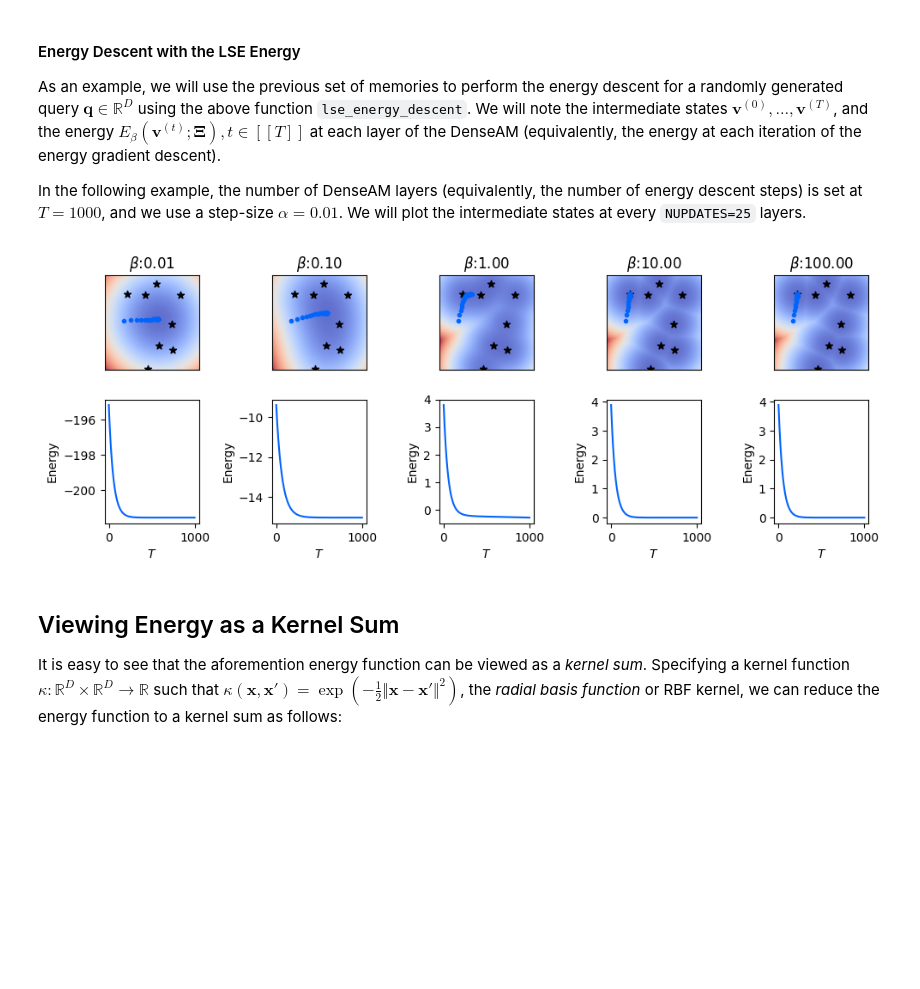
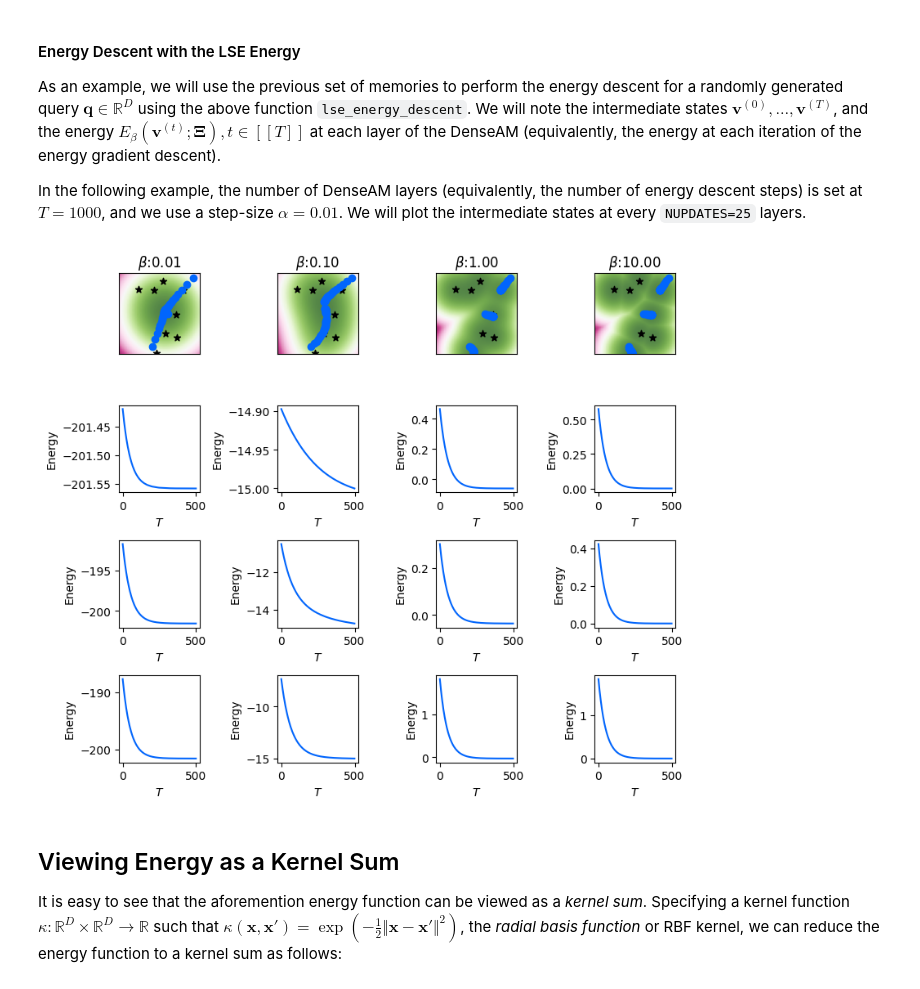
Before and after one commit to bhoov/amtutorial, a Jupyter notebook: nbs/tutorial/03_distributed_memory.ipynb, the cells around one changed output. Cells and saved outputs as stored; diff of their text form; code cells hidden in the pictures; blank space fills up the shorter version.

```diff
--- a/nbs/tutorial/03_distributed_memory.ipynb
+++ b/nbs/tutorial/03_distributed_memory.ipynb
@@ -33,6 +33,7 @@ WARNING:2025-07-10 01:02:11,396:jax._src.xla_bridge:794: An NVIDIA GPU may be pr
 # %%
 HMA = 0.8
 CMAP = 'coolwarm'
+CMAP = 'PiYG_r'
 TQDMCOLOR = 'MAGENTA'
 MCOLOR = 'xkcd:black'
 QCOLOR = 'xkcd:bright blue'
@@ -42,8 +43,8 @@ def plot_energy_landscape(
     energies,
     plt_ax,
     bounds,
-    colormap='coolwarm',
-    heatmap_alpha=0.8
+    colormap=CMAP,
+    heatmap_alpha=HMA,
 ):
     assert energies.shape[0] == energies.shape[1]
     plt_ax.imshow(
@@ -116,7 +117,7 @@ Xi = jr.uniform(
     rnglist[rngidx], (K, D)
 ) * 2 * maxabs - maxabs
 # %%
-betas = [0.01, 0.1, 1, 10, 100]
+betas = [0.01, 0.1, 1, 10]
 figscaler = 2
 fig, axs = plt.subplots(
     1, len(betas), figsize=(
@@ -186,59 +187,63 @@ As an example, we will use the previous set of memories to perform the energy de
 
 In the following example, the number of DenseAM layers (equivalently, the number of energy descent steps) is set at $T = 1000$, and we use a step-size $\alpha = 0.01$. We will plot the intermediate states at every `NUPDATES=25` layers.
 # %%
-NSTATES = 40
+NSTATES = 20
 NUPDATES = 25
+NQUERIES = 3
 ALPHA = 0.01
-rngidx = 7
+rngidx = 8
 fig, axs = plt.subplots(
-    2, len(betas), figsize=(
+    NQUERIES+1, len(betas), figsize=(
         len(betas) * figscaler,
-        2 * figscaler
+        NQUERIES+2 * figscaler
     ),
     sharex="row",
 )
 beta_true_states_en_map = {}
 for bidx, b in tqdm(
     enumerate(betas), total=len(betas),
     colour=TQDMCOLOR, ncols=50
 ):
-    # Randomly generating a query
-    query = jr.uniform(
-        rnglist[rngidx], (D, )
-    ) * 2 * maxabs - maxabs
-    qstates = [query]
-    qens = []
-    # Perform energy descent
-    for i in range(NSTATES):
-        query, logs = lse_energy_descent(
-            query, Xi, b, lse_energy,
-            depth=NUPDATES, alpha=ALPHA
-        )
-        qstates += [query]
-        qens += [logs['energies']]
     plot_energy_landscape(
         beta_en_map[b], axs[0, bidx],
         np.array([xmin, xmax, ymin, ymax])
     )
     plot_states(
         Xi, axs[0, bidx],
         marker='*', color=MCOLOR
     )
     axs[0, bidx].set_title(r"$\beta$" + f":{b:0.2f}")
-    qstates = np.array(qstates)
-    plot_states(
-        qstates, axs[0, bidx],
-        marker='.', color=QCOLOR
-    )
-    qens = np.array(qens).reshape(-1)
-    plot_energy_descent(
-        qens, axs[1, bidx], color=QCOLOR
-    )
-    beta_true_states_en_map[b] = (qstates, qens)
+    # Randomly generating a query
+    queries = jr.uniform(
+        rnglist[rngidx], (NQUERIES, D)
+    ) * 2 * maxabs - maxabs
+    beta_cache = []
+    for qidx, query in enumerate(queries):
+        qstates = [query]
+        qens = []
+        # Perform energy descent
+        for i in range(NSTATES):
+            query, logs = lse_energy_descent(
+                query, Xi, b, lse_energy,
+                depth=NUPDATES, alpha=ALPHA
+            )
+            qstates += [query]
+            qens += [logs['energies']]
+        qstates = np.array(qstates)
+        plot_states(
+            qstates, axs[0, bidx],
+            marker='o', color=QCOLOR
+        )
+        qens = np.array(qens).reshape(-1)
+        plot_energy_descent(
+            qens, axs[qidx+1, bidx], color=QCOLOR
+        )
+        beta_cache += [(qstates, qens)]
+    beta_true_states_en_map[b] = beta_cache #(qstates, qens)
 fig.tight_layout()
 plt.show()
 # %% [output]
-[figure, old version]
+[figure, new version]
 # %% [markdown]
 ## Viewing Energy as a Kernel Sum
 
```
Also changed, not shown: parts of 14 cells of this notebook.
